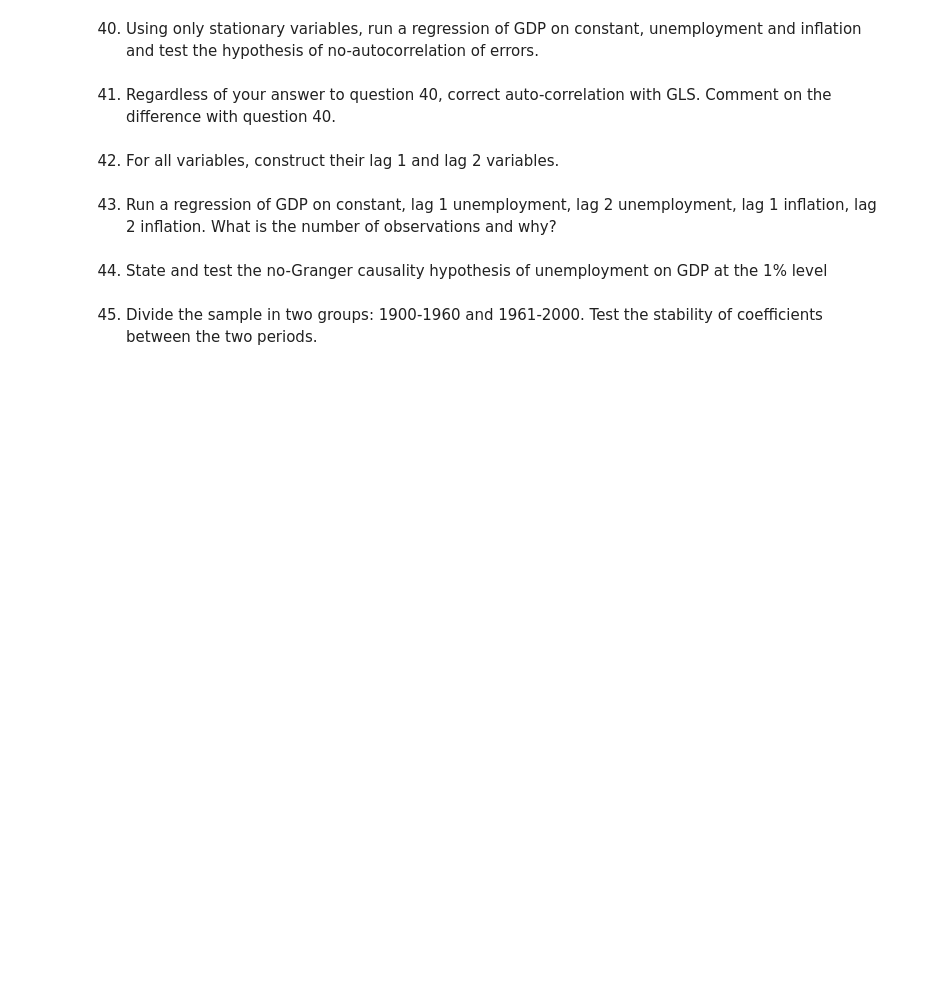
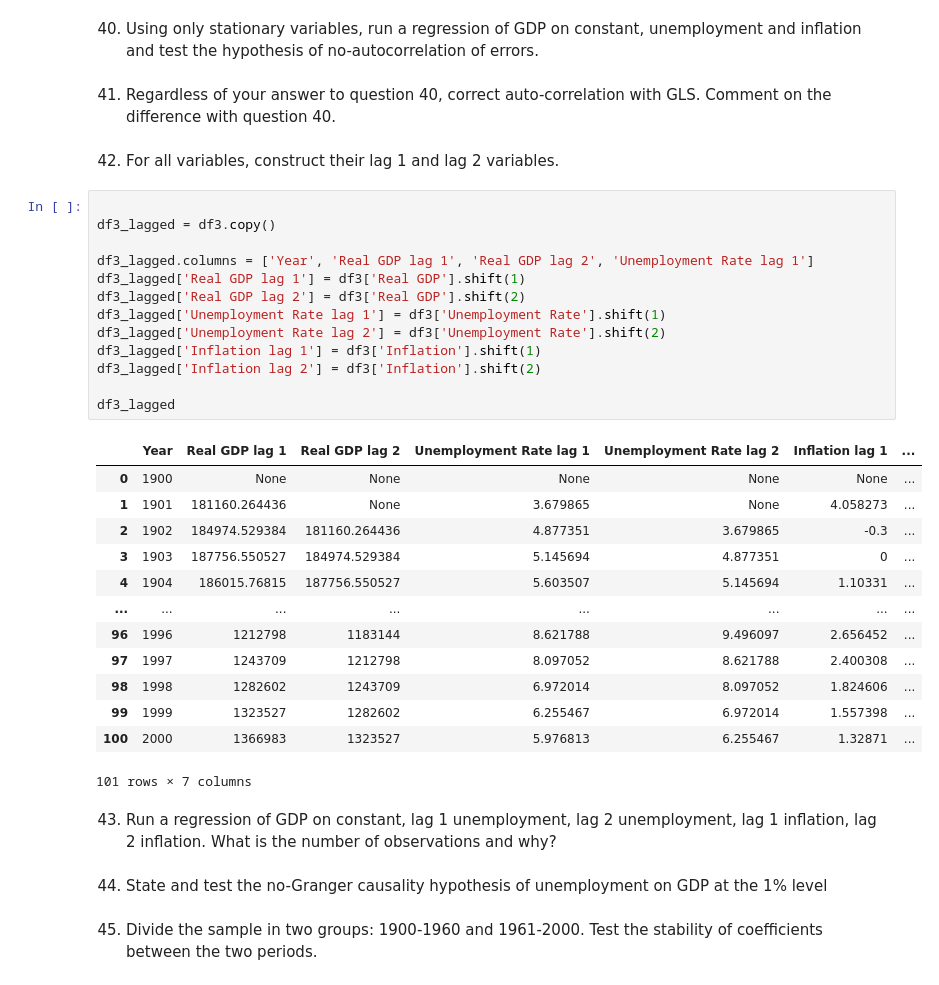
Before and after one commit to ArthurMbraga/MODS202-Econometrics, a Jupyter notebook: project.ipynb, the cells around one changed output. Saved outputs shown, nothing was run; the diff lists cells and outputs as text; blank space fills up the shorter version.

```diff
--- a/project.ipynb
+++ b/project.ipynb
@@ -913,6 +1022,33 @@ inflation and test the hypothesis of no-autocorrelation of errors.
 the difference with question 40.
 # %% [markdown]
 42. For all variables, construct their lag 1 and lag 2 variables.
+# %%
+
+df3_lagged = df3.copy()
+
+df3_lagged.columns = ['Year', 'Real GDP lag 1', 'Real GDP lag 2', 'Unemployment Rate lag 1']
+df3_lagged['Real GDP lag 1'] = df3['Real GDP'].shift(1)
+df3_lagged['Real GDP lag 2'] = df3['Real GDP'].shift(2)
+df3_lagged['Unemployment Rate lag 1'] = df3['Unemployment Rate'].shift(1)
+df3_lagged['Unemployment Rate lag 2'] = df3['Unemployment Rate'].shift(2)
+df3_lagged['Inflation lag 1'] = df3['Inflation'].shift(1)
+df3_lagged['Inflation lag 2'] = df3['Inflation'].shift(2)
+
+df3_lagged
+# %% [output]
+|  | Year | Real GDP lag 1 | Real GDP lag 2 | Unemployment Rate lag 1 | Unemployment Rate lag 2 | Inflation lag 1 | ... |
+| 0 | 1900 | None | None | None | None | None | ... |
+| 1 | 1901 | 181160.264436 | None | 3.679865 | None | 4.058273 | ... |
+| 2 | 1902 | 184974.529384 | 181160.264436 | 4.877351 | 3.679865 | -0.3 | ... |
+| 3 | 1903 | 187756.550527 | 184974.529384 | 5.145694 | 4.877351 | 0 | ... |
+| 4 | 1904 | 186015.76815 | 187756.550527 | 5.603507 | 5.145694 | 1.10331 | ... |
+| ... | ... | ... | ... | ... | ... | ... | ... |
+| 96 | 1996 | 1212798 | 1183144 | 8.621788 | 9.496097 | 2.656452 | ... |
+| 97 | 1997 | 1243709 | 1212798 | 8.097052 | 8.621788 | 2.400308 | ... |
+| 98 | 1998 | 1282602 | 1243709 | 6.972014 | 8.097052 | 1.824606 | ... |
+| 99 | 1999 | 1323527 | 1282602 | 6.255467 | 6.972014 | 1.557398 | ... |
+| 100 | 2000 | 1366983 | 1323527 | 5.976813 | 6.255467 | 1.32871 | ... |
+101 rows × 7 columns
 # %% [markdown]
 43. Run a regression of GDP on constant, lag 1 unemployment, lag 2 unemployment, lag 1
 inflation, lag 2 inflation. What is the number of observations and why?
```
Also changed, not shown: parts of 18 cells of this notebook.
